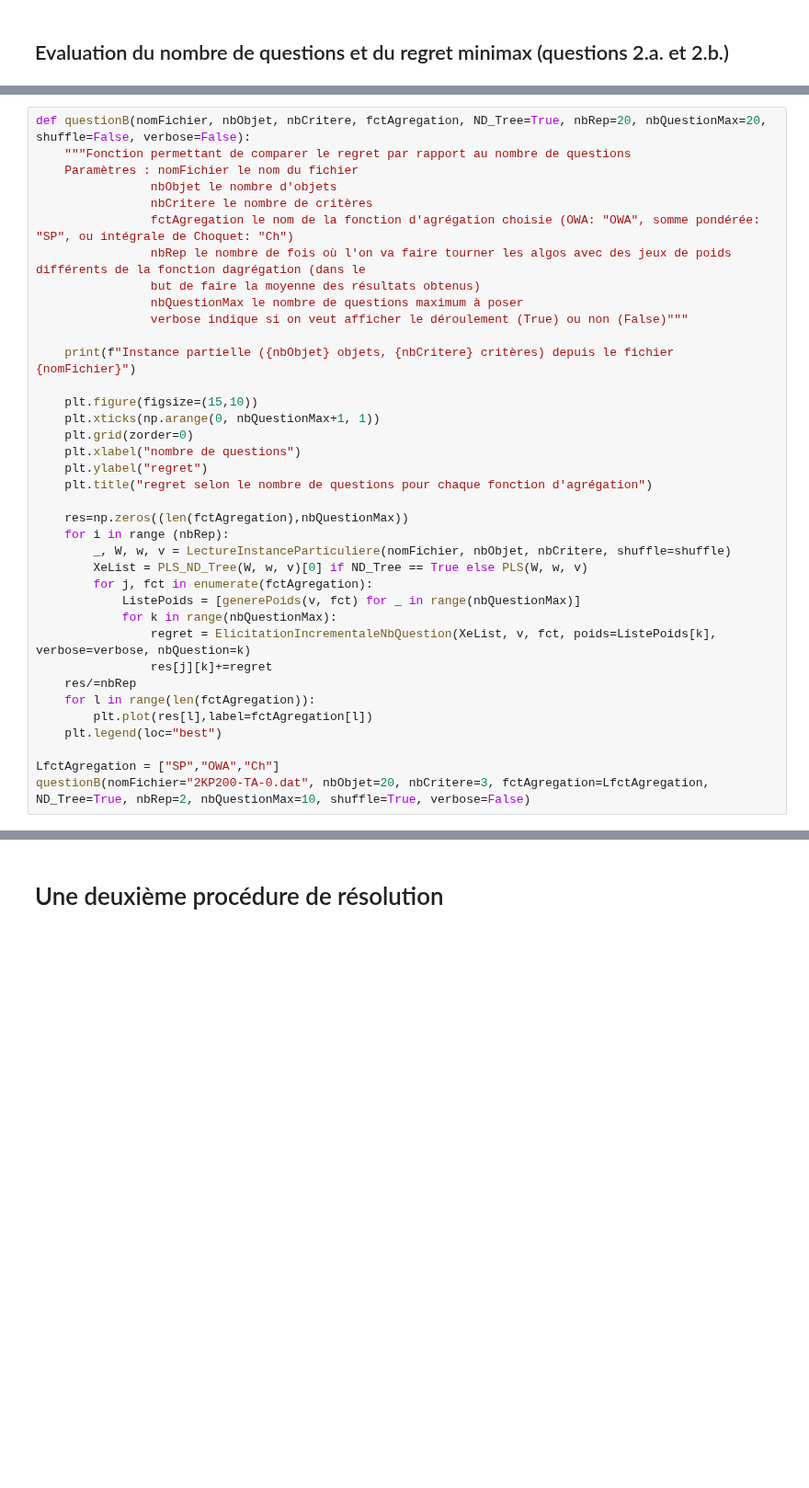
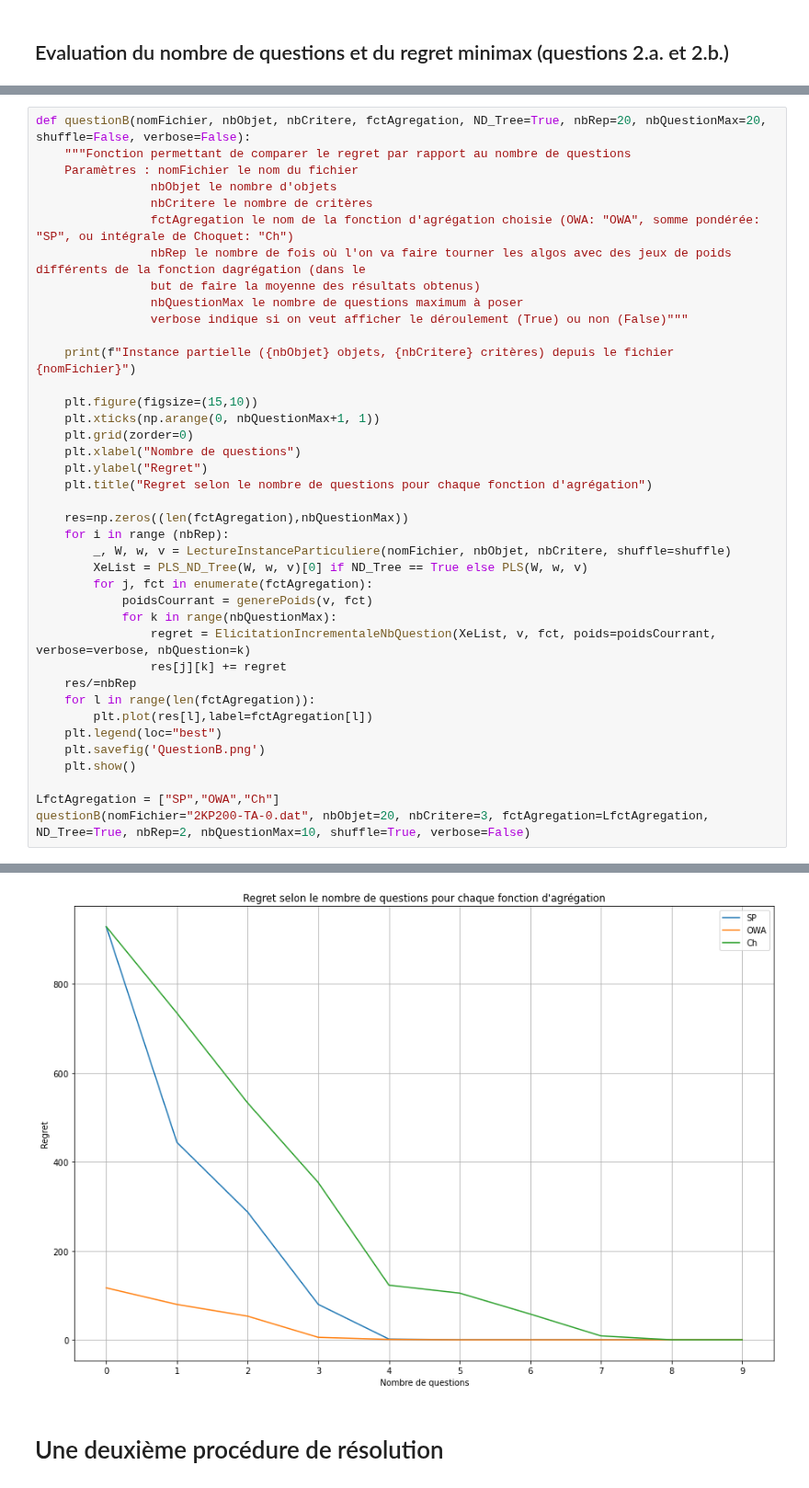
Before and after one commit to EmilieBiegas/Projet-MADMC, a Jupyter notebook: MADMC_Projet.ipynb, the cells around one changed output, grey strips where cells are left out. Shown at 92% size. Cells and saved outputs as stored; diff of their text form; blank space fills up the shorter version.

```diff
--- a/MADMC_Projet.ipynb
+++ b/MADMC_Projet.ipynb
@@ -1218,23 +1220,26 @@ def questionB(nomFichier, nbObjet, nbCritere, fctAgregation, ND_Tree=True, nbRep
     plt.figure(figsize=(15,10))
     plt.xticks(np.arange(0, nbQuestionMax+1, 1))
     plt.grid(zorder=0)
-    plt.xlabel("nombre de questions")
-    plt.ylabel("regret")
-    plt.title("regret selon le nombre de questions pour chaque fonction d'agrégation")
+    plt.xlabel("Nombre de questions")
+    plt.ylabel("Regret")
+    plt.title("Regret selon le nombre de questions pour chaque fonction d'agrégation")
 
     res=np.zeros((len(fctAgregation),nbQuestionMax))
     for i in range (nbRep):
         _, W, w, v = LectureInstanceParticuliere(nomFichier, nbObjet, nbCritere, shuffle=shuffle)
         XeList = PLS_ND_Tree(W, w, v)[0] if ND_Tree == True else PLS(W, w, v)
         for j, fct in enumerate(fctAgregation):
-            ListePoids = [generePoids(v, fct) for _ in range(nbQuestionMax)]
+            poidsCourrant = generePoids(v, fct)
             for k in range(nbQuestionMax):
-                regret = ElicitationIncrementaleNbQuestion(XeList, v, fct, poids=ListePoids[k], verbose=verbose, nbQuestion=k)
-                res[j][k]+=regret
+                regret = ElicitationIncrementaleNbQuestion(XeList, v, fct, poids=poidsCourrant, verbose=verbose, nbQuestion=k)
+                res[j][k] += regret
     res/=nbRep
     for l in range(len(fctAgregation)):
         plt.plot(res[l],label=fctAgregation[l])
     plt.legend(loc="best")
+    plt.savefig('QuestionB.png')
+    plt.show()
 
 LfctAgregation = ["SP","OWA","Ch"]
 questionB(nomFichier="2KP200-TA-0.dat", nbObjet=20, nbCritere=3, fctAgregation=LfctAgregation, ND_Tree=True, nbRep=2, nbQuestionMax=10, shuffle=True, verbose=False)
+# %% [output]
@@ -1241,3 +1247,4 @@ questionB(nomFichier="2KP200-TA-0.dat", nbObjet=20, nbCritere=3, fctAgregation=L
+[figure, added]
 # %% [markdown]
 # Une deuxième procédure de résolution
 # %% [markdown]
```
Also changed, not shown: parts of 3 cells of this notebook.
